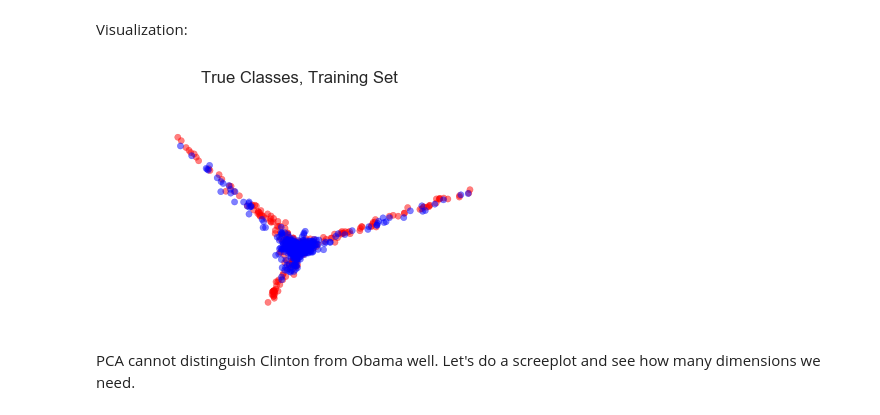
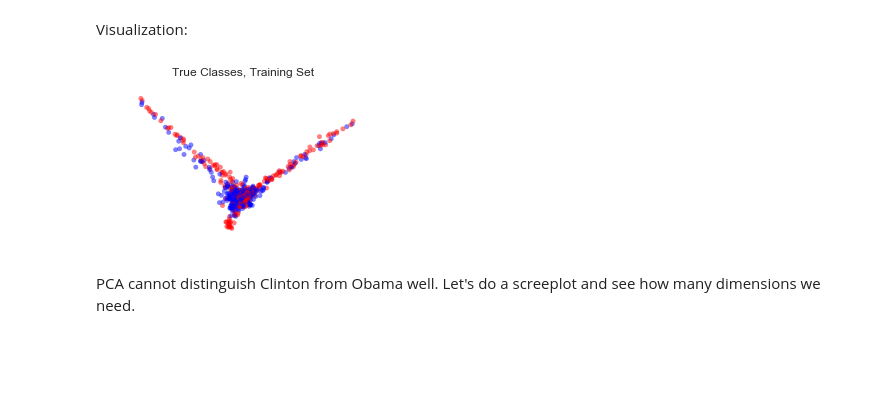
Before and after one commit to KnowledgeLab/content_analysis, a Jupyter notebook: notebooks/6-Classification.ipynb, the cells around one changed output. Saved outputs shown, nothing was run; the diff lists cells and outputs as text; code cells hidden in the pictures; blank space fills up the shorter version.

```diff
--- a/notebooks/6-Classification.ipynb
+++ b/notebooks/6-Classification.ipynb
@@ -413,4 +429,4 @@ def IsObama(targetSenator):
-# %%
-ObamaClintonReleases['IsObama'] = ObamaClintonReleases['targetSenator'].apply(lambda x: IsObama(x))
+# %%
+ObamaClintonReleases['IsObama'] = [s == 'Obama' for s in ObamaClintonReleases['targetSenator']]
 # %% [markdown]
 Let's split the data into training data and test data.
@@ -421,3 +433,10 @@ train_data,test_data = split_data(data,0.75)
+# %%
+random.seed(0)
+ObamaClintonReleases = ObamaClintonReleases.reindex(np.random.permutation(ObamaClintonReleases.index))
+holdBackFraction = .25
+holdBackIndex = int(holdBackFraction * len(ObamaClintonReleases))
+train_data = ObamaClintonReleases[holdBackIndex:]
+test_data = ObamaClintonReleases[:holdBackIndex]
 # %%
 print (len(train_data))
 print (len(test_data))
@@ -432,6 +449,6 @@ train_data_df = pandas.DataFrame(train_data, columns = ['email', 'true label'])
 # %%
 TFVectorizer = sklearn.feature_extraction.text.TfidfVectorizer(max_df=100, min_df=2, stop_words='english', norm='l2')
-TFVects = TFVectorizer.fit_transform(train_data_df['email'])
+TFVects = TFVectorizer.fit_transform(train_data['text'])
 # %%
 TFVects.shape
 # %% [output]
@@ -447,19 +464,19 @@ Visualization:
 # %%
 colordict = {
 True: 'red',
 False: 'blue',
     }
-colors = [colordict[c] for c in train_data_df['true label']]
+colors = [colordict[c] for c in train_data['IsObama']]
 fig = plt.figure(figsize = (5,3))
 ax = fig.add_subplot(111)
 ax.set_frame_on(False)
 ax.scatter(reduced_data[:, 0], reduced_data[:, 1], color = colors, alpha = 0.5, label = colors)
 plt.xticks(())
 plt.yticks(())
 plt.title('True Classes, Training Set')
 plt.show()
 # %% [output]
-[figure, old version]
+[figure, new version]
 # %% [markdown]
 PCA cannot distinguish Clinton from Obama well. Let's do a screeplot and see how many dimensions we need.
 # %%
```
Also changed, not shown: parts of 117 cells of this notebook, 1 other file.
